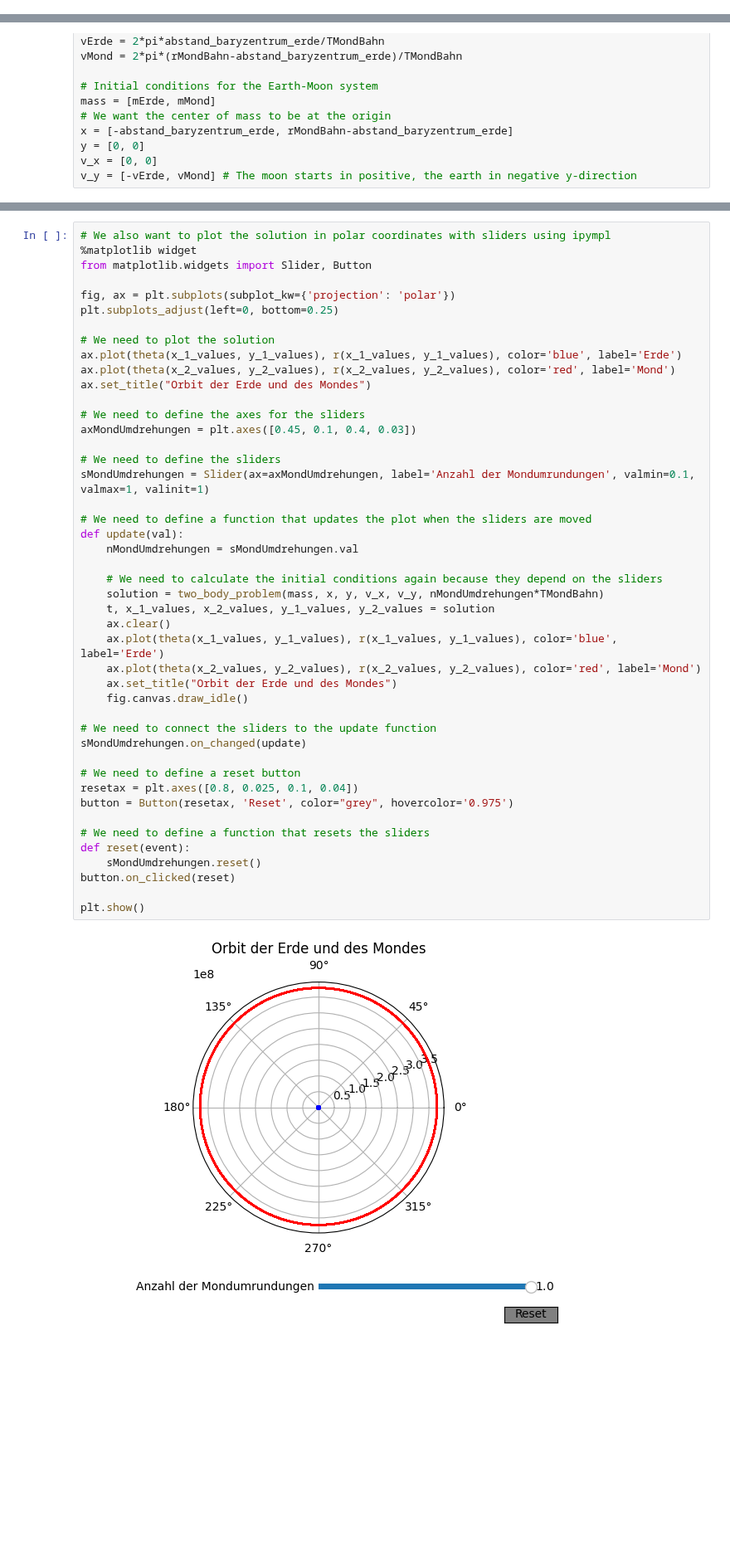
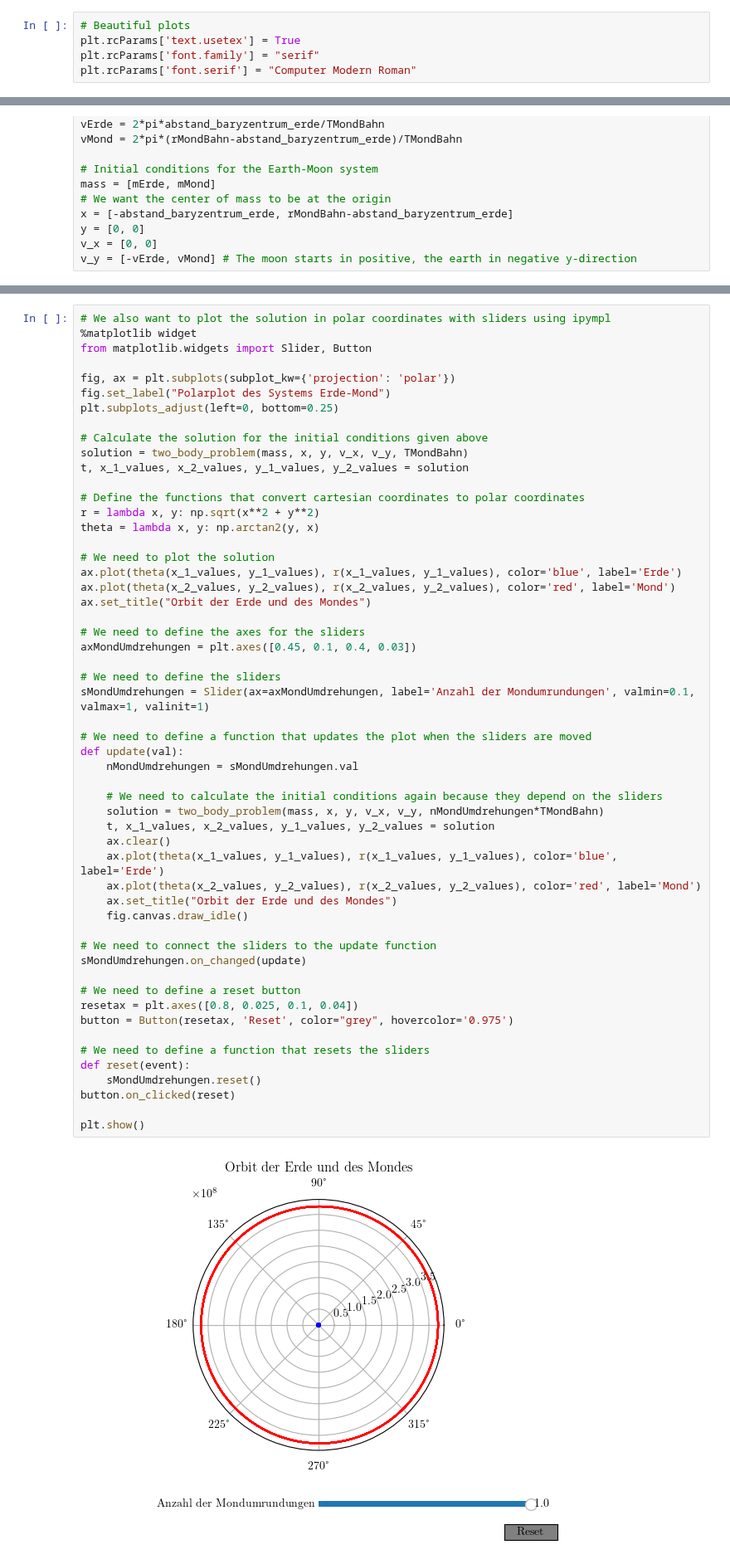
Before and after one commit to Nusssecke/Gezeitenreibung, a Jupyter notebook: gezeitenreibung.ipynb, the cells around one changed output, grey strips where cells are left out. Shown at 83% size. Cells and saved outputs as stored; diff of their text form; blank space fills up the shorter version.

```diff
--- a/gezeitenreibung.ipynb
+++ b/gezeitenreibung.ipynb
@@ -59,4 +59,9 @@ $ \def\Vec#1{ \overrightarrow{#1} } $ Aus dem Physics package
 Hier ein schöner StackExchange [Post](https://math.meta.stackexchange.com/questions/5020/mathjax-basic-tutorial-and-quick-reference/11638#11638) dazu
+# %%
+# Beautiful plots
+plt.rcParams['text.usetex'] = True
+plt.rcParams['font.family'] = "serif"
+plt.rcParams['font.serif'] = "Computer Modern Roman"
 # %% [markdown]
 ### Leitfragen
 # %% [markdown]
@@ -187,7 +227,16 @@ plt.show()
 from matplotlib.widgets import Slider, Button
 
 fig, ax = plt.subplots(subplot_kw={'projection': 'polar'})
+fig.set_label("Polarplot des Systems Erde-Mond")
 plt.subplots_adjust(left=0, bottom=0.25)
+
+# Calculate the solution for the initial conditions given above
+solution = two_body_problem(mass, x, y, v_x, v_y, TMondBahn)
+t, x_1_values, x_2_values, y_1_values, y_2_values = solution
+
+# Define the functions that convert cartesian coordinates to polar coordinates
+r = lambda x, y: np.sqrt(x**2 + y**2)
+theta = lambda x, y: np.arctan2(y, x)
 
 # We need to plot the solution
 ax.plot(theta(x_1_values, y_1_values), r(x_1_values, y_1_values), color='blue', label='Erde')
@@ -200,31 +249,31 @@ axMondUmdrehungen = plt.axes([0.45, 0.1, 0.4, 0.03])
 # We need to define the sliders
 sMondUmdrehungen = Slider(ax=axMondUmdrehungen, label='Anzahl der Mondumrundungen', valmin=0.1, valmax=1, valinit=1)
 
 # We need to define a function that updates the plot when the sliders are moved
 def update(val):
     nMondUmdrehungen = sMondUmdrehungen.val
 
     # We need to calculate the initial conditions again because they depend on the sliders
     solution = two_body_problem(mass, x, y, v_x, v_y, nMondUmdrehungen*TMondBahn)
     t, x_1_values, x_2_values, y_1_values, y_2_values = solution
     ax.clear()
     ax.plot(theta(x_1_values, y_1_values), r(x_1_values, y_1_values), color='blue', label='Erde')
     ax.plot(theta(x_2_values, y_2_values), r(x_2_values, y_2_values), color='red', label='Mond')
     ax.set_title("Orbit der Erde und des Mondes")
     fig.canvas.draw_idle()
 
 # We need to connect the sliders to the update function
 sMondUmdrehungen.on_changed(update)
 
 # We need to define a reset button
 resetax = plt.axes([0.8, 0.025, 0.1, 0.04])
 button = Button(resetax, 'Reset', color="grey", hovercolor='0.975')
 
 # We need to define a function that resets the sliders
 def reset(event):
     sMondUmdrehungen.reset()
 button.on_clicked(reset)
 
 plt.show()
 # %% [output]
-[figure, old version]
+[figure, new version]
```
Also changed, not shown: parts of 6 cells of this notebook.
